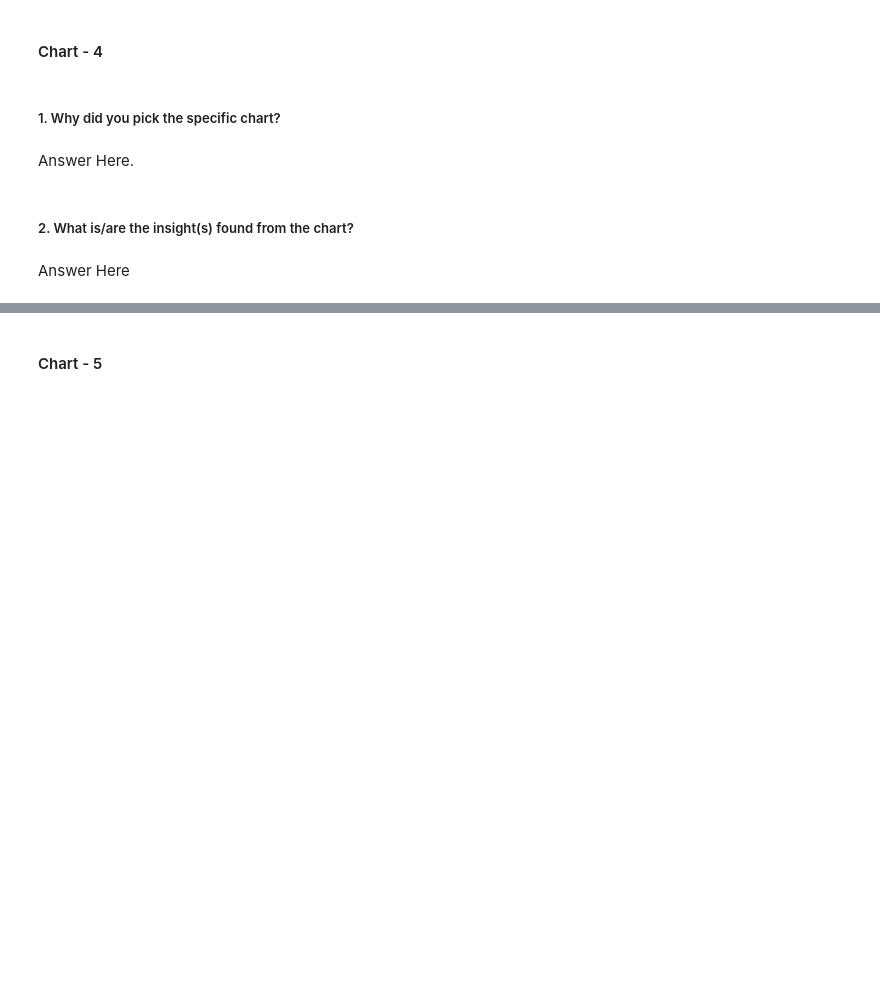
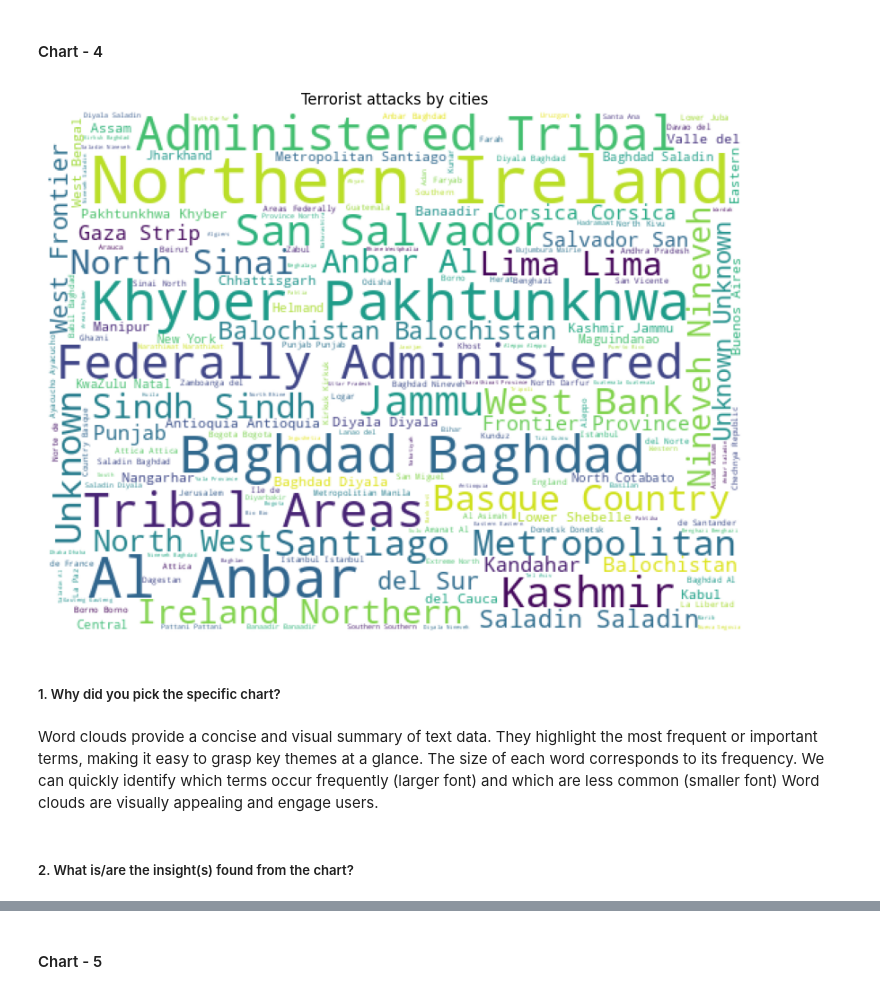
Before and after one commit to ARX662/Capstone_Projects_AlmaBetter, a Jupyter notebook: EDA_Global_Terrorism_Database_Anurag_Rath.ipynb, the cells around one changed output, grey strips where cells are left out. Drawn from its saved outputs; the diff is of its cells as text; code cells hidden in the pictures; blank space fills up the shorter version.

```diff
--- a/EDA_Global_Terrorism_Database_Anurag_Rath.ipynb
+++ b/EDA_Global_Terrorism_Database_Anurag_Rath.ipynb
@@ -424,8 +425,25 @@ Answer Here
+# %%
+# Chart - 4 Terrorist incidents by city
+
+from wordcloud import WordCloud
+# Filter and get a Series of non-null state values from the DataFrame
+cities = df["state"].dropna()
+plt.figure(figsize=(10,10))
+# Create a word cloud figure
+cities_chart = WordCloud(background_color='white', width=512, height=384).generate(' '.join(cities))
+plt.title("Terrorist attacks by cities")
+plt.axis("off")
+plt.imshow(cities_chart)
+plt.show()
+# %% [output]
+[figure, added]
 # %% [markdown]
 ##### 1. Why did you pick the specific chart?
-# %% [markdown]
-Answer Here.
+# %% [markdown]
+Word clouds provide a concise and visual summary of text data.
+They highlight the most frequent or important terms, making it easy to grasp key themes at a glance.
+The size of each word corresponds to its frequency.
+We can quickly identify which terms occur frequently (larger font) and which are less common (smaller font)
+Word clouds are visually appealing and engage users.
 # %% [markdown]
 ##### 2. What is/are the insight(s) found from the chart?
-# %% [markdown]
-Answer Here
```
Also changed, not shown: parts of 12 cells of this notebook.
